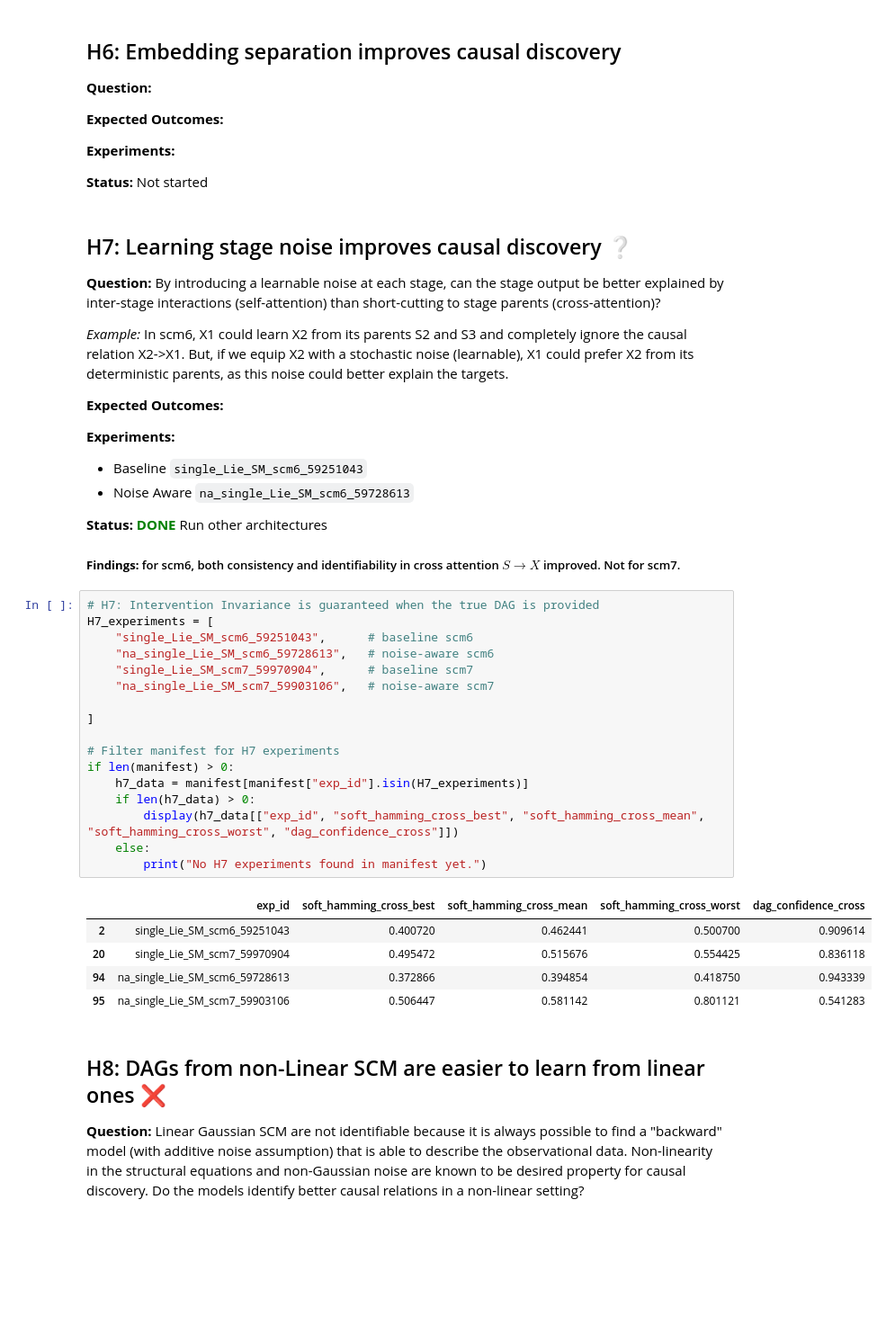
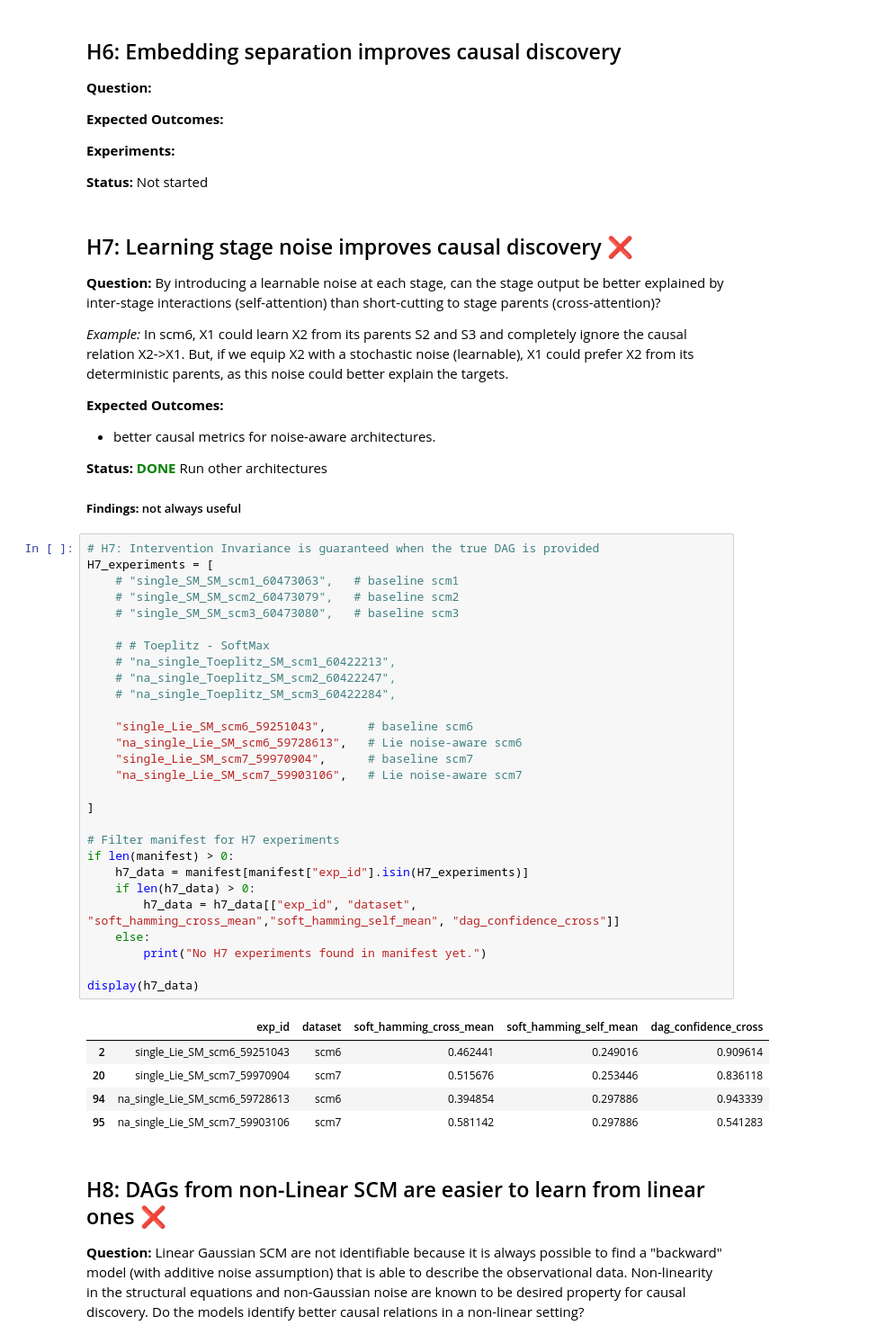
Before and after one commit to scipi1/causaliT, a Jupyter notebook: notebooks/experiments_analysis.ipynb, the cells around one changed output. Shown at 90% size. Cells and saved outputs as stored; diff of their text form; blank space fills up the shorter version.

```diff
--- a/notebooks/experiments_analysis.ipynb
+++ b/notebooks/experiments_analysis.ipynb
@@ -243,44 +243,52 @@ if len(manifest) > 0:
 
 **Status:** Not started
 # %% [markdown]
-## H7: Learning stage noise improves causal discovery ❔
+## H7: Learning stage noise improves causal discovery ❌
 
 **Question:** By introducing a learnable noise at each stage, can the stage output be better explained by inter-stage interactions (self-attention) than short-cutting to stage parents (cross-attention)?
 
 *Example:* In scm6, X1 could learn X2 from its parents S2 and S3 and completely ignore the causal relation X2->X1. But, if we equip X2 with a stochastic noise (learnable), X1 could prefer X2 from its deterministic parents, as this noise could better explain the targets.
 
 **Expected Outcomes:**
-
-**Experiments:**
-- Baseline `single_Lie_SM_scm6_59251043`
-- Noise Aware `na_single_Lie_SM_scm6_59728613`
+- better causal metrics for noise-aware architectures.
 
 **Status:** <span style="color: green;">**DONE**</span> Run other architectures
 
-##### **Findings:** for scm6, both consistency and identifiability in cross attention $S\to X$ improved. Not for scm7.
+##### **Findings:** not always useful
 # %%
 # H7: Intervention Invariance is guaranteed when the true DAG is provided
 H7_experiments = [
+    # "single_SM_SM_scm1_60473063",   # baseline scm1
+    # "single_SM_SM_scm2_60473079",   # baseline scm2
+    # "single_SM_SM_scm3_60473080",   # baseline scm3
+
+    # # Toeplitz - SoftMax
+    # "na_single_Toeplitz_SM_scm1_60422213",
+    # "na_single_Toeplitz_SM_scm2_60422247",
+    # "na_single_Toeplitz_SM_scm3_60422284",
+
     "single_Lie_SM_scm6_59251043",      # baseline scm6
-    "na_single_Lie_SM_scm6_59728613",   # noise-aware scm6
+    "na_single_Lie_SM_scm6_59728613",   # Lie noise-aware scm6
     "single_Lie_SM_scm7_59970904",      # baseline scm7
-    "na_single_Lie_SM_scm7_59903106",   # noise-aware scm7
+    "na_single_Lie_SM_scm7_59903106",   # Lie noise-aware scm7
 
 ]
 
 # Filter manifest for H7 experiments
 if len(manifest) > 0:
     h7_data = manifest[manifest["exp_id"].isin(H7_experiments)]
     if len(h7_data) > 0:
-        display(h7_data[["exp_id", "soft_hamming_cross_best", "soft_hamming_cross_mean", "soft_hamming_cross_worst", "dag_confidence_cross"]])
+        h7_data = h7_data[["exp_id", "dataset", "soft_hamming_cross_mean","soft_hamming_self_mean", "dag_confidence_cross"]]
     else:
         print("No H7 experiments found in manifest yet.")
+
+display(h7_data)
 # %% [output]
-|  | exp_id | soft_hamming_cross_best | soft_hamming_cross_mean | soft_hamming_cross_worst | dag_confidence_cross |
-| 2 | single_Lie_SM_scm6_59251043 | 0.400720 | 0.462441 | 0.500700 | 0.909614 |
-| 20 | single_Lie_SM_scm7_59970904 | 0.495472 | 0.515676 | 0.554425 | 0.836118 |
-| 94 | na_single_Lie_SM_scm6_59728613 | 0.372866 | 0.394854 | 0.418750 | 0.943339 |
-| 95 | na_single_Lie_SM_scm7_59903106 | 0.506447 | 0.581142 | 0.801121 | 0.541283 |
+|  | exp_id | dataset | soft_hamming_cross_mean | soft_hamming_self_mean | dag_confidence_cross |
+| 2 | single_Lie_SM_scm6_59251043 | scm6 | 0.462441 | 0.249016 | 0.909614 |
+| 20 | single_Lie_SM_scm7_59970904 | scm7 | 0.515676 | 0.253446 | 0.836118 |
+| 94 | na_single_Lie_SM_scm6_59728613 | scm6 | 0.394854 | 0.297886 | 0.943339 |
+| 95 | na_single_Lie_SM_scm7_59903106 | scm7 | 0.581142 | 0.297886 | 0.541283 |
 # %% [markdown]
 ## H8: DAGs from non-Linear SCM are easier to learn from linear ones ❌
 
```
Also changed, not shown: parts of 6 cells of this notebook, 7 other files.
